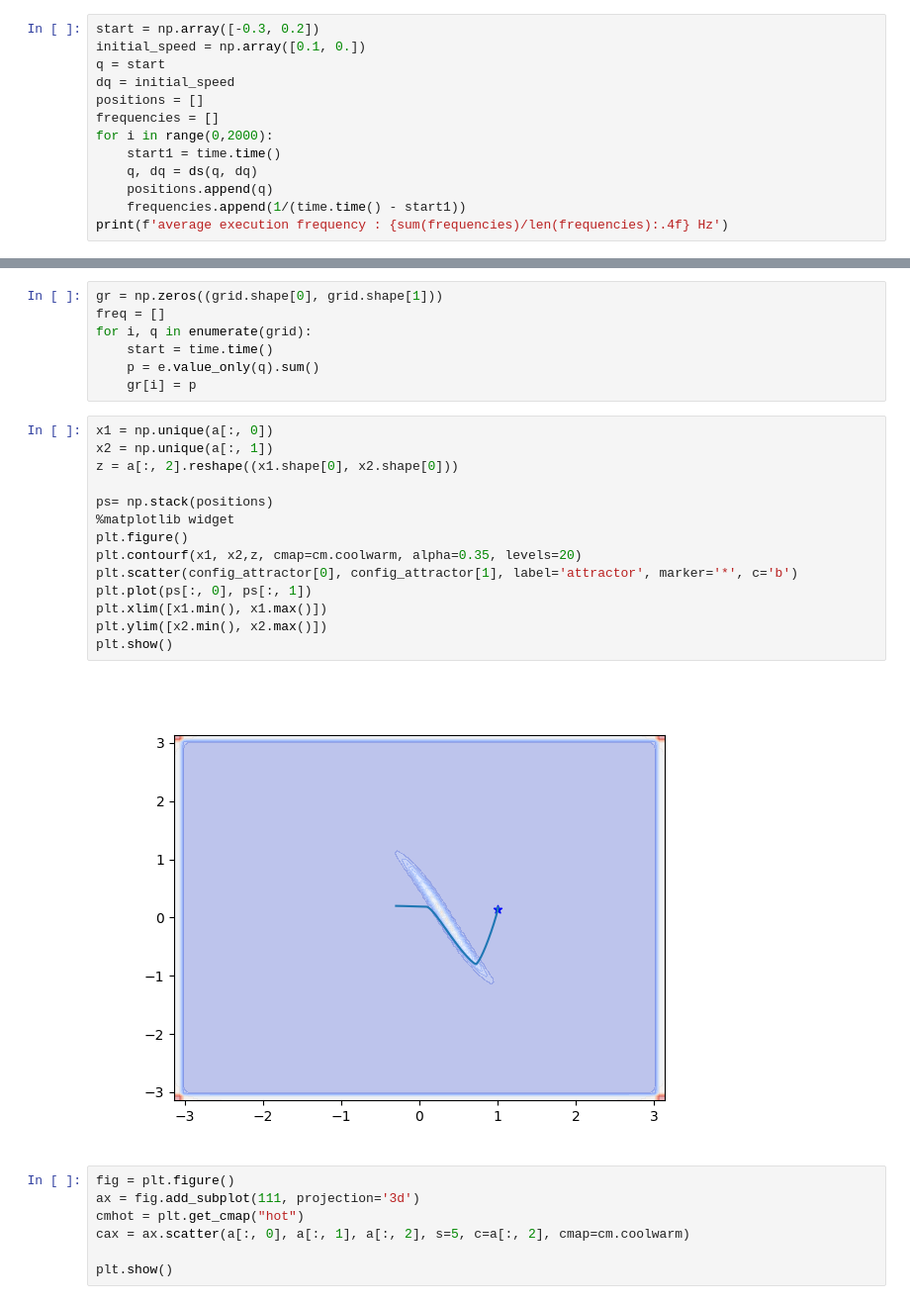
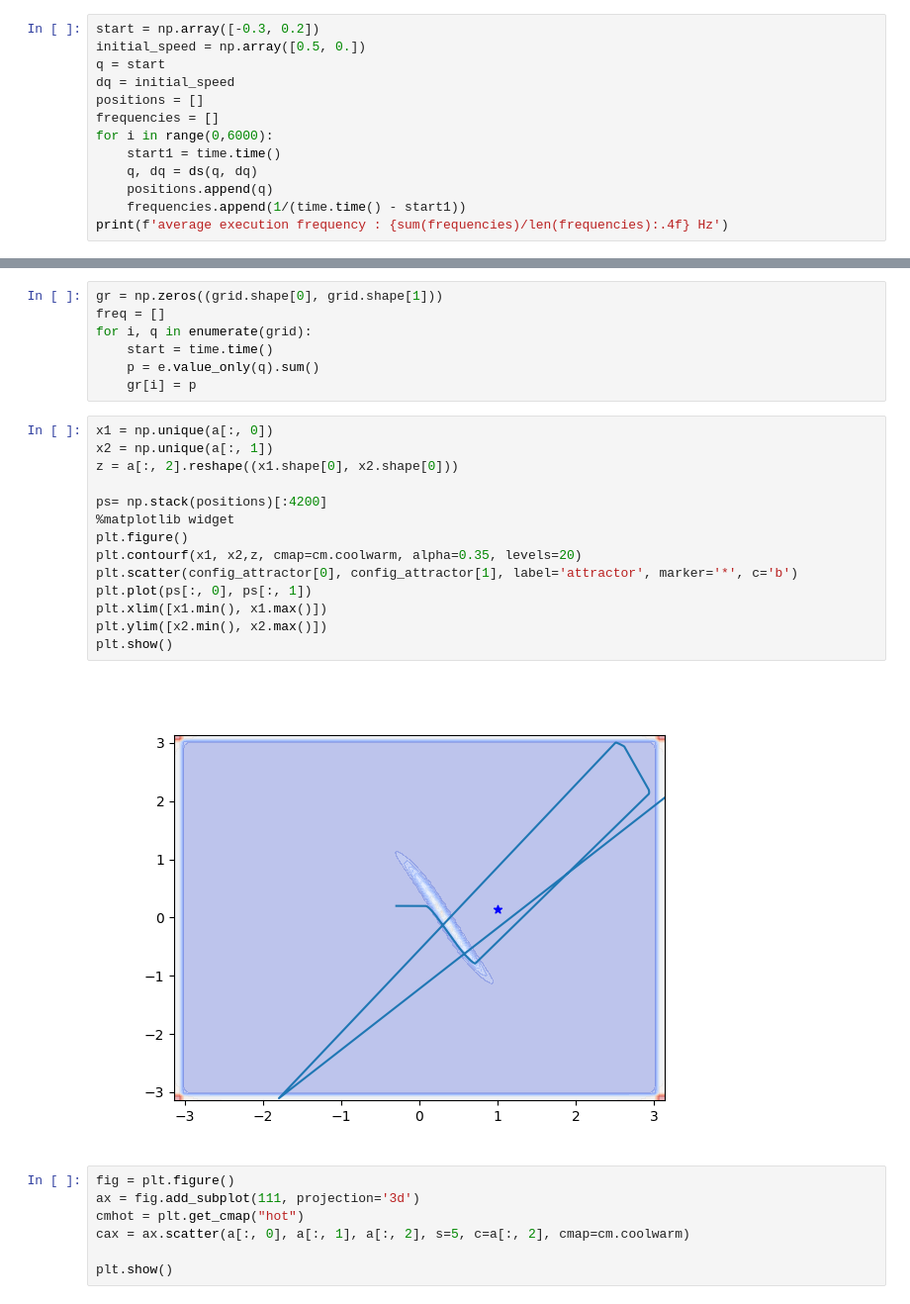
Before and after one commit to Bbosc/GDSOA, a Jupyter notebook: main.ipynb, the cells around one changed output, grey strips where cells are left out. Shown at 99% size. Cells and saved outputs as stored; diff of their text form.

```diff
--- a/main.ipynb
+++ b/main.ipynb
@@ -29,12 +29,12 @@ e = Embedding(dimension=2, x=x.repeat(1, 0), fk=fk, limits=joint_limits)
 ds = DynamicalSystem(stiffness=K, dissipation=D, attractor=config_attractor, embedding=e, dt=0.01)
 # %%
 start = np.array([-0.3, 0.2])
-initial_speed = np.array([0.1, 0.])
+initial_speed = np.array([0.5, 0.])
 q = start
 dq = initial_speed
 positions = []
 frequencies = []
-for i in range(0,2000):
+for i in range(0,6000):
     start1 = time.time()
     q, dq = ds(q, dq)
     positions.append(q)
@@ -73,19 +73,19 @@ for i, q in enumerate(grid):
 # %%
 x1 = np.unique(a[:, 0])
 x2 = np.unique(a[:, 1])
 z = a[:, 2].reshape((x1.shape[0], x2.shape[0]))
 
-ps= np.stack(positions)
+ps= np.stack(positions)[:4200]
 %matplotlib widget
 plt.figure()
 plt.contourf(x1, x2,z, cmap=cm.coolwarm, alpha=0.35, levels=20)
 plt.scatter(config_attractor[0], config_attractor[1], label='attractor', marker='*', c='b')
 plt.plot(ps[:, 0], ps[:, 1])
 plt.xlim([x1.min(), x1.max()])
 plt.ylim([x2.min(), x2.max()])
 plt.show()
 # %% [output]
-[figure, old version]
+[figure, new version]
 # %%
 fig = plt.figure()
 ax = fig.add_subplot(111, projection='3d')
```
Also changed, not shown: parts of 12 cells of this notebook.
